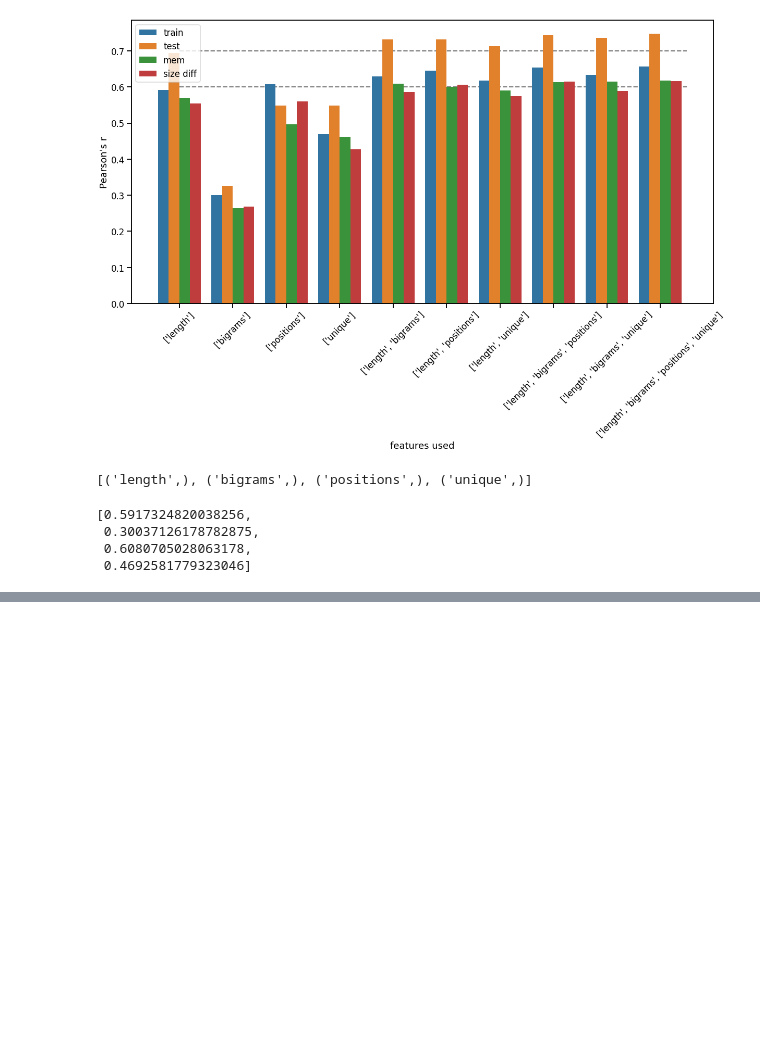
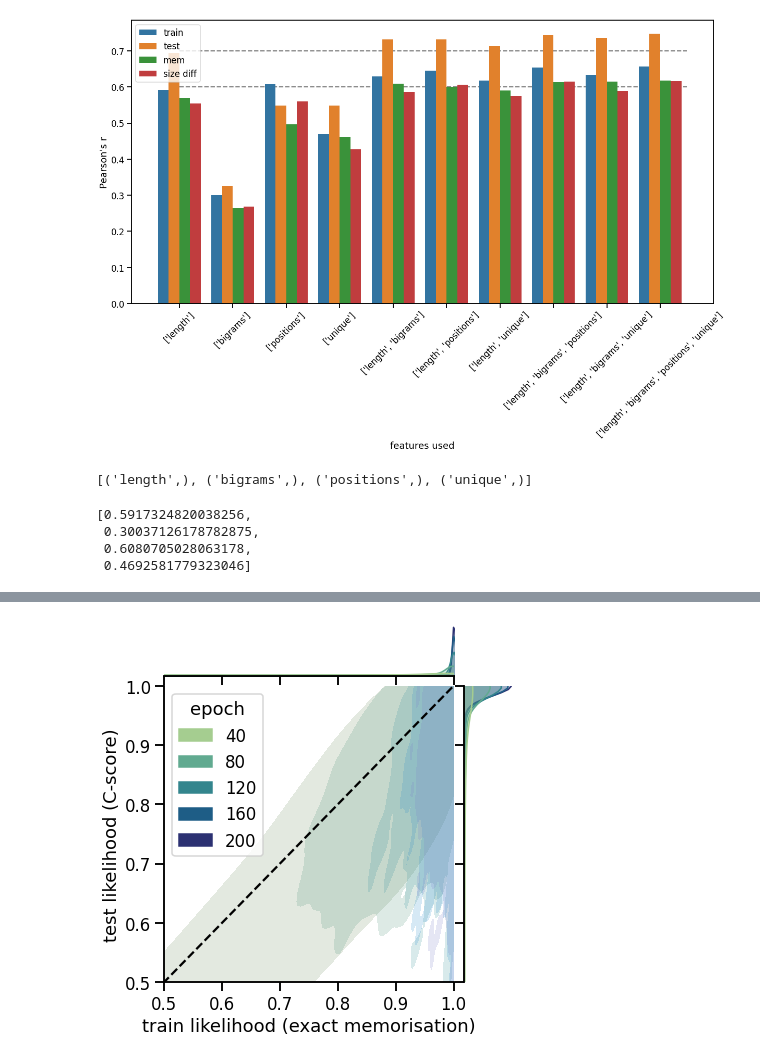
Before and after one commit to vernadankers/memorisation_pcfgset, a Jupyter notebook: analysis/pcfgset_analysis.ipynb, the cells around one changed output, grey strips where cells are left out. Drawn from its saved outputs; the diff is of its cells as text; code cells hidden in the pictures; blank space fills up the shorter version.

```diff
--- a/analysis/pcfgset_analysis.ipynb
+++ b/analysis/pcfgset_analysis.ipynb
@@ -464,0 +464,34 @@ y
+# %%
+import random
+import numpy as np
+
+xlabel = 'train likelihood (exact memorisation)'
+ylabel = 'test likelihood (C-score)'
+
+def visualise_epochs(all_data):
+    x, y, hue = [], [], []
+    for train_scores, test_scores, epoch in all_data:
+        for s in train_scores:
+            if random.random() < 0.25 and s in test_scores:
+                x.append(np.mean(train_scores[s]))
+                y.append(np.mean(test_scores[s]))
+                hue.append(epoch)
+    data = {xlabel: x, ylabel: y, 'epoch': hue}
+    grid = sns.jointplot(data=data, x=xlabel, y=ylabel, hue='epoch', kind="kde",
+        joint_kws={'levels': 2, 'fill': True, 'alpha': 0.2}, palette="crest", label='epoch',
+        legend=True)
+#     grid.ax_joint.legend(fontsize=10, title_fontsize=10, title="epoch", frameon=False)
+    grid.ax_joint.plot([0, 1], [0, 1], linestyle='--', color="black")
+    grid.ax_joint.set_xlim(0.5, 1)
+    grid.ax_joint.set_ylim(0.5, 1)
+    plt.show()
+
+
+# all_data = []
+# for epoch in [40, 80, 120, 160, 200]:
+#     print(epoch)
+#     mem, train_scores, test_scores = load_datasets(model="tiny", postfix=f"{epoch}_ref", start=1, stop=40)
+#     all_data.append((train_scores, test_scores, epoch))
+visualise_epochs(all_data)
+# %% [output]
+[figure, added]
```
Also changed, not shown: parts of 6 cells of this notebook.
